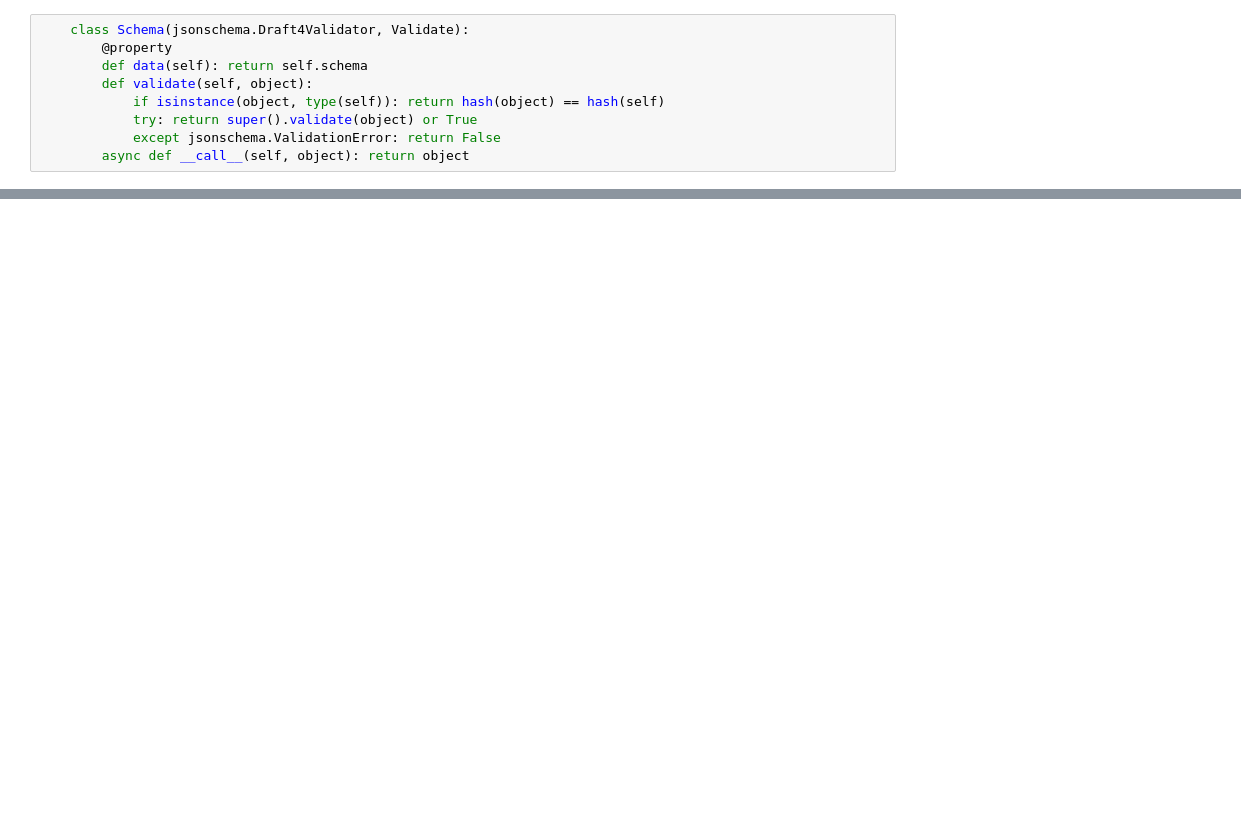
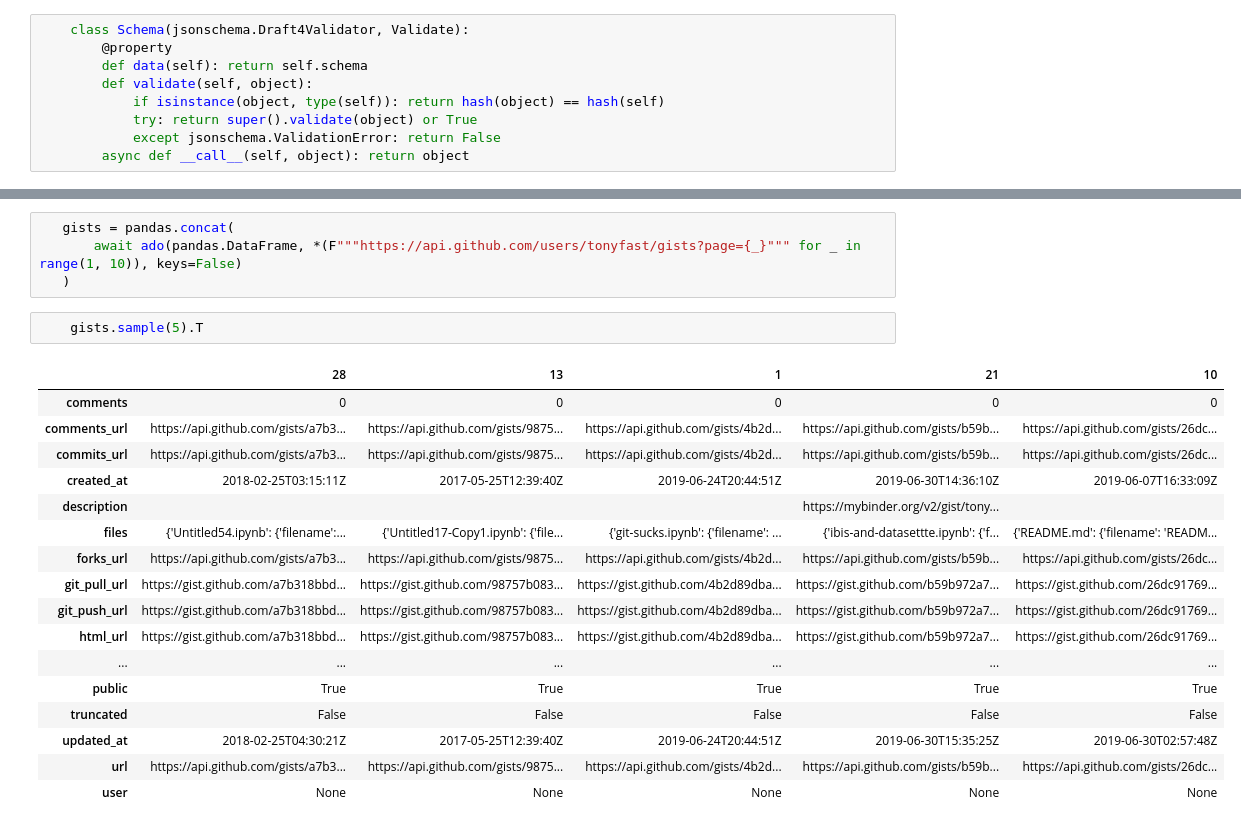
Before and after one commit to deathbeds/ado, a Jupyter notebook: ado.ipynb, the cells around one changed output, grey strips where cells are left out. Saved outputs shown, nothing was run; the diff lists cells and outputs as text; blank space fills up the shorter version.

```diff
--- a/ado.ipynb
+++ b/ado.ipynb
@@ -265,0 +246,24 @@
+# %%
+   gists = pandas.concat(
+       await ado(pandas.DataFrame, *(F"""https://api.github.com/users/tonyfast/gists?page={_}""" for _ in range(1, 10)), keys=False)
+   )
+# %%
+    gists.sample(5).T
+# %% [output]
+|  | 28 | 13 | 1 | 21 | 10 |
+| comments | 0 | 0 | 0 | 0 | 0 |
+| comments_url | https://api.github.com/gists/a7b3... | https://api.github.com/gists/9875... | https://api.github.com/gists/4b2d... | https://api.github.com/gists/b59b... | https://api.github.com/gists/26dc... |
+| commits_url | https://api.github.com/gists/a7b3... | https://api.github.com/gists/9875... | https://api.github.com/gists/4b2d... | https://api.github.com/gists/b59b... | https://api.github.com/gists/26dc... |
+| created_at | 2018-02-25T03:15:11Z | 2017-05-25T12:39:40Z | 2019-06-24T20:44:51Z | 2019-06-30T14:36:10Z | 2019-06-07T16:33:09Z |
+| description |  |  |  | https://mybinder.org/v2/gist/tony... |  |
+| files | {'Untitled54.ipynb': {'filename':... | {'Untitled17-Copy1.ipynb': {'file... | {'git-sucks.ipynb': {'filename': ... | {'ibis-and-datasettte.ipynb': {'f... | {'README.md': {'filename': 'READM... |
+| forks_url | https://api.github.com/gists/a7b3... | https://api.github.com/gists/9875... | https://api.github.com/gists/4b2d... | https://api.github.com/gists/b59b... | https://api.github.com/gists/26dc... |
+| git_pull_url | https://gist.github.com/a7b318bbd... | https://gist.github.com/98757b083... | https://gist.github.com/4b2d89dba... | https://gist.github.com/b59b972a7... | https://gist.github.com/26dc91769... |
+| git_push_url | https://gist.github.com/a7b318bbd... | https://gist.github.com/98757b083... | https://gist.github.com/4b2d89dba... | https://gist.github.com/b59b972a7... | https://gist.github.com/26dc91769... |
+| html_url | https://gist.github.com/a7b318bbd... | https://gist.github.com/98757b083... | https://gist.github.com/4b2d89dba... | https://gist.github.com/b59b972a7... | https://gist.github.com/26dc91769... |
+| ... | ... | ... | ... | ... | ... |
+| public | True | True | True | True | True |
+| truncated | False | False | False | False | False |
+| updated_at | 2018-02-25T04:30:21Z | 2017-05-25T12:39:40Z | 2019-06-24T20:44:51Z | 2019-06-30T15:35:25Z | 2019-06-30T02:57:48Z |
+| url | https://api.github.com/gists/a7b3... | https://api.github.com/gists/9875... | https://api.github.com/gists/4b2d... | https://api.github.com/gists/b59b... | https://api.github.com/gists/26dc... |
+| user | None | None | None | None | None |
```
Also changed, not shown: parts of 42 cells of this notebook.
